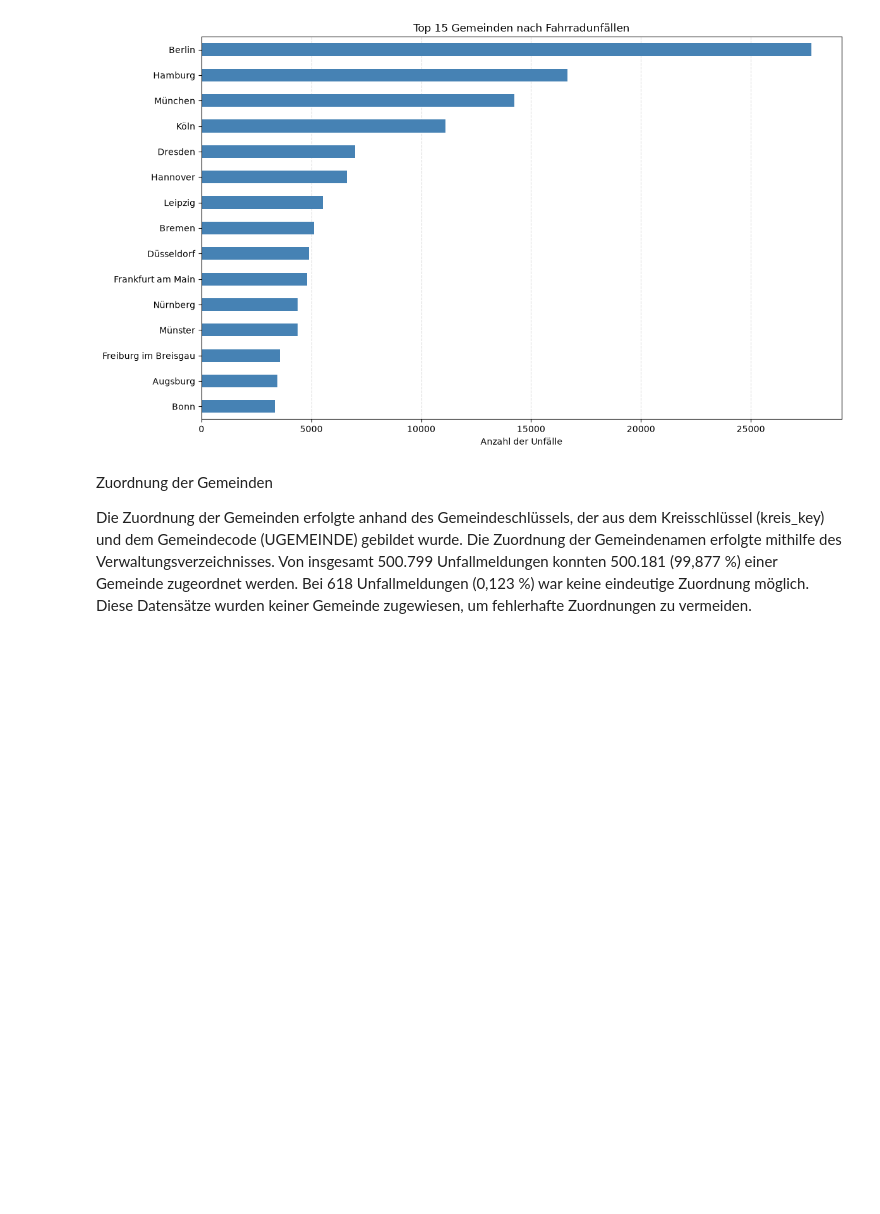
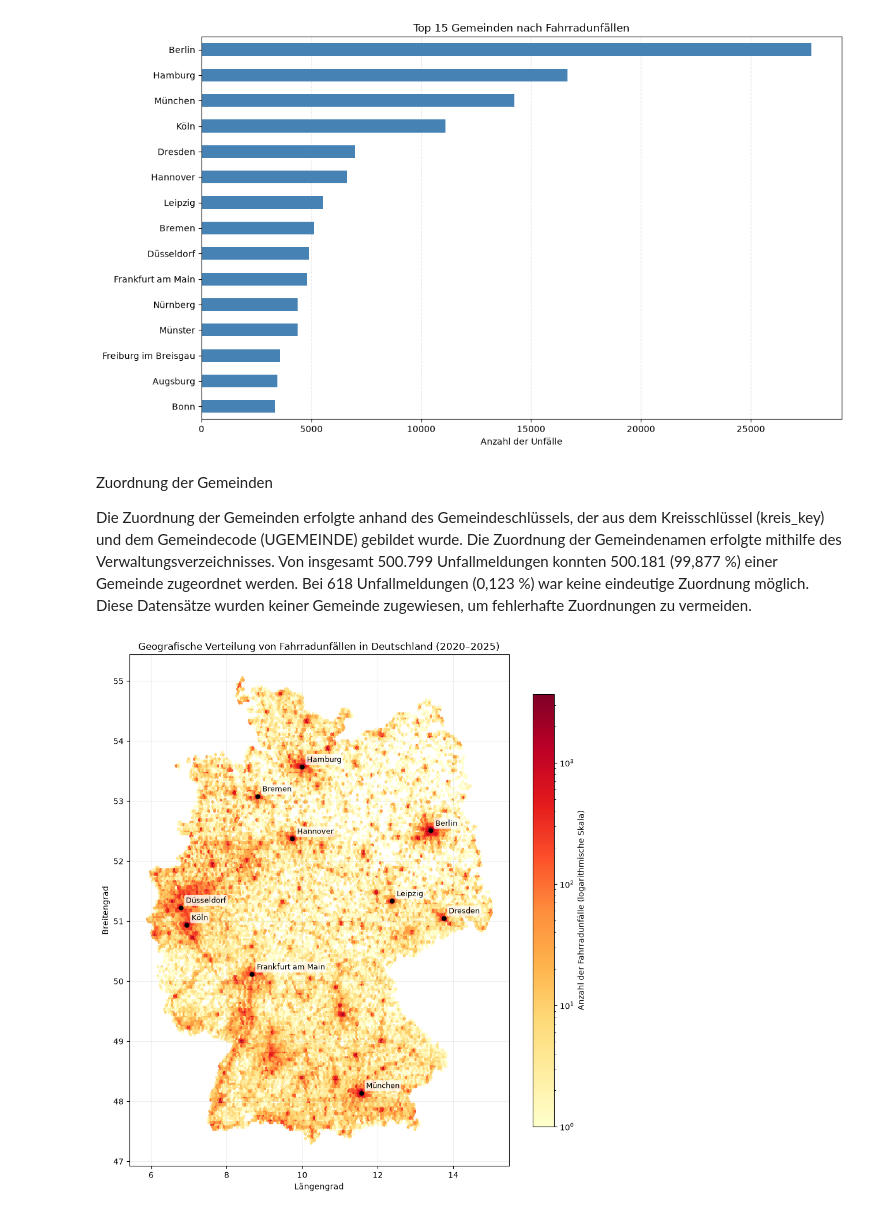
Before and after one commit to RogovaNatalia/Unfallorte_Projekt, a Jupyter notebook: analyse.ipynb, the cells around one changed output. Drawn from its saved outputs; the diff is of its cells as text; code cells hidden in the pictures; blank space fills up the shorter version.

Commit message:
Block 2.2: Geografische Häufung von Fahrradunfällen

```diff
--- a/analyse.ipynb
+++ b/analyse.ipynb
@@ -491,3 +490,77 @@ Von insgesamt 500.799 Unfallmeldungen konnten 500.181 (99,877 %) einer Gemeinde
 zugeordnet werden. Bei 618 Unfallmeldungen (0,123 %) war keine eindeutige Zuordnung
 möglich. Diese Datensätze wurden keiner Gemeinde zugewiesen,
 um fehlerhafte Zuordnungen zu vermeiden.
+# %%
+
+# 2.2 Geografische Verteilung und Häufung von Fahrradunfällen
+
+# Die 10 Gemeinden mit den meisten Fahrradunfällen bestimmen
+n_staedte = 10
+
+top_keys = df_rad["gemeinde_key"].value_counts().head(n_staedte).index
+
+# Median der Unfallkoordinaten je Gemeinde berechnen
+zentren = (
+    df_rad[df_rad["gemeinde_key"].isin(top_keys)]
+    .groupby("gemeinde_key")[["XGCSWGS84", "YGCSWGS84"]]
+    .median()
+)
+
+# Gemeindenamen ergänzen
+zentren["Name"] = [
+    gemeinde_namen.get(k, k) for k in zentren.index
+]
+
+# Karte der geografischen Unfallhäufungen erstellen
+fig, ax = plt.subplots(figsize=(9, 11))
+
+hb = ax.hexbin(
+    df_rad["XGCSWGS84"],
+    df_rad["YGCSWGS84"],
+    gridsize=180,
+    bins="log",
+    mincnt=1,
+    cmap="YlOrRd",
+)
+
+fig.colorbar(
+    hb,
+    ax=ax,
+    label="Anzahl der Fahrradunfälle (logarithmische Skala)",
+    shrink=0.7,
+)
+
+# Die 10 Gemeinden auf der Karte markieren und beschriften
+for _, row in zentren.iterrows():
+    ax.scatter(
+        row["XGCSWGS84"],
+        row["YGCSWGS84"],
+        s=25,
+        color="black",
+        zorder=3,
+    )
+
+    ax.annotate(
+        row["Name"],
+        xy=(row["XGCSWGS84"], row["YGCSWGS84"]),
+        xytext=(6, 6),
+        textcoords="offset points",
+        fontsize=9,
+        zorder=4,
+        bbox=dict(
+            boxstyle="round,pad=0.2",
+            fc="white",
+            ec="none",
+            alpha=0.75,
+        ),
+    )
+
+# Achsen und Darstellung formatieren
+ax.set_aspect(1 / np.cos(np.radians(51)))
+ax.set_xlabel("Längengrad")
+ax.set_ylabel("Breitengrad")
+ax.set_title("Geografische Verteilung von Fahrradunfällen in Deutschland (2020–2025)")
+ax.grid(alpha=0.2)
+plt.tight_layout();
+# %% [output]
+[figure, added]
```
Also changed, not shown: parts of 1 cell of this notebook, 1 other file.
